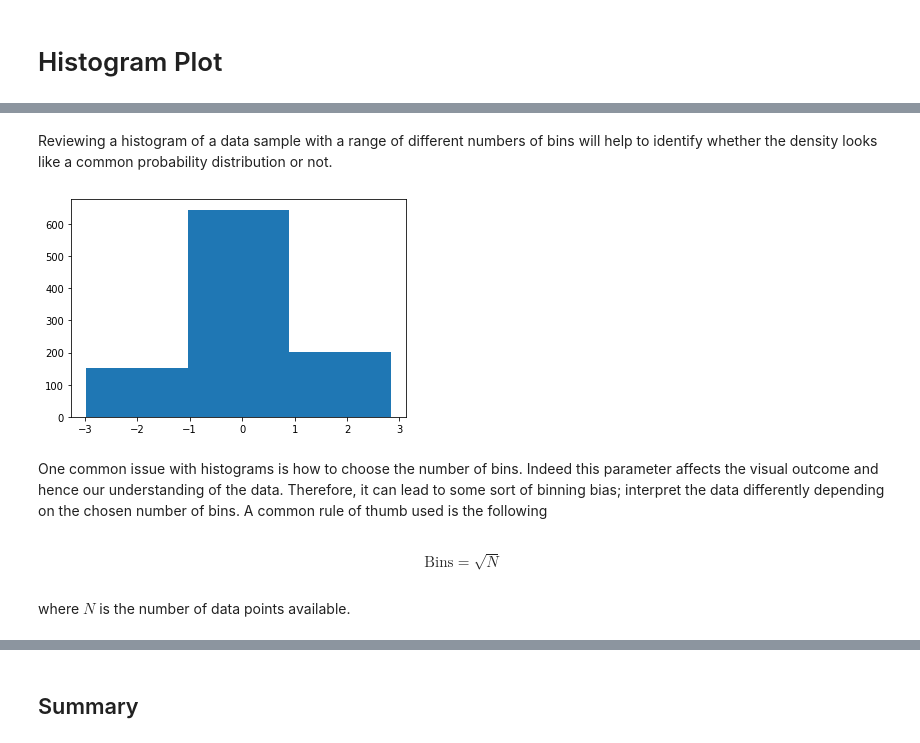
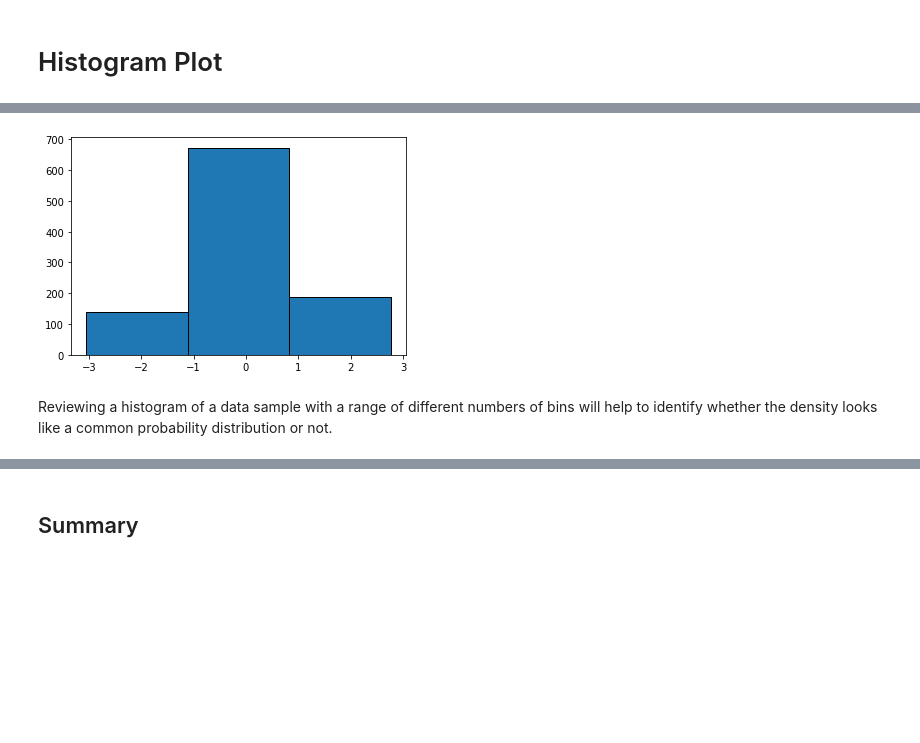
Before and after one commit to pockerman/probability_and_statistics_notes, a Jupyter notebook: probability_and_statistics/statistics/eda/histogram_plot.ipynb, the cells around one changed output, grey strips where cells are left out. Drawn from its saved outputs; the diff is of its cells as text; code cells hidden in the pictures; blank space fills up the shorter version.

```diff
--- a/probability_and_statistics/statistics/eda/histogram_plot.ipynb
+++ b/probability_and_statistics/statistics/eda/histogram_plot.ipynb
@@ -21,14 +44,8 @@ Running the example with bins set to 3 makes the normal distribution less obviou
+# %%
+# plot a histogram of the sample
+plt.hist(sample, bins=3, edgecolor='black')
+plt.show()
+# %% [output]
+[figure, added]
 # %% [markdown]
 Reviewing a histogram of a data sample with a range of different numbers of bins will help to identify whether the density looks like a common probability distribution or not.
-# %%
-# plot a histogram of the sample
-pyplot.hist(sample, bins=3)
-pyplot.show()
-# %% [output]
-[figure, removed]
-# %% [markdown]
-One common issue with histograms is how to choose the number of bins. Indeed this parameter affects the visual outcome and hence our understanding of the data. Therefore, it can lead to some sort of binning bias; interpret the data differently depending on the chosen number of bins. A common rule of thumb used is the following
-# %% [markdown]
-$$\text{Bins} = \sqrt{N}$$
-# %% [markdown]
-where $N$ is the number of data points available.
```
Also changed, not shown: parts of 25 cells of this notebook.
